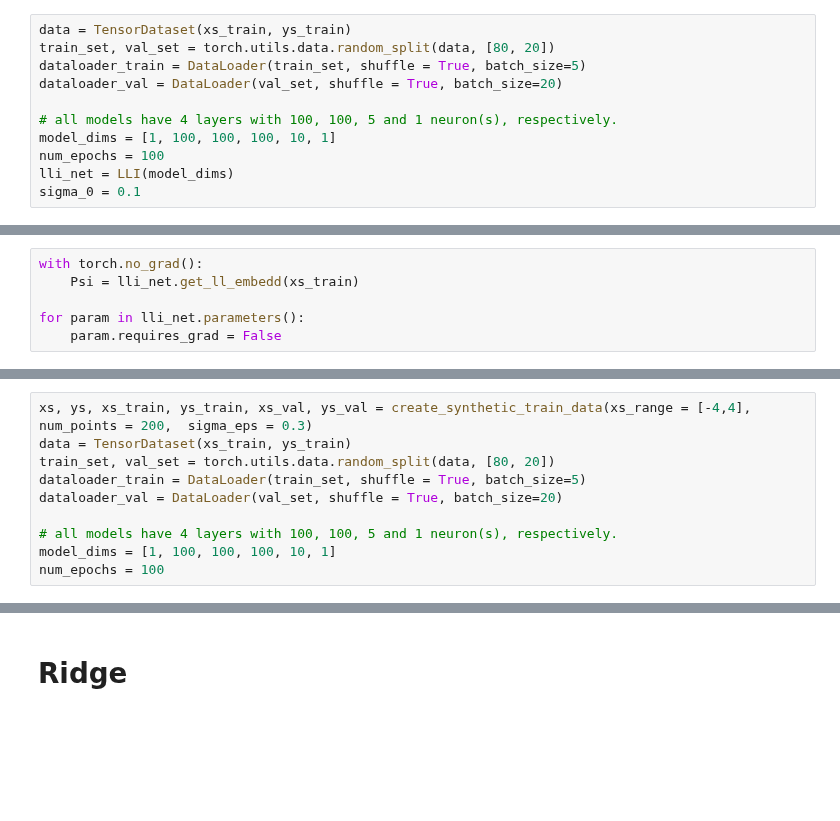
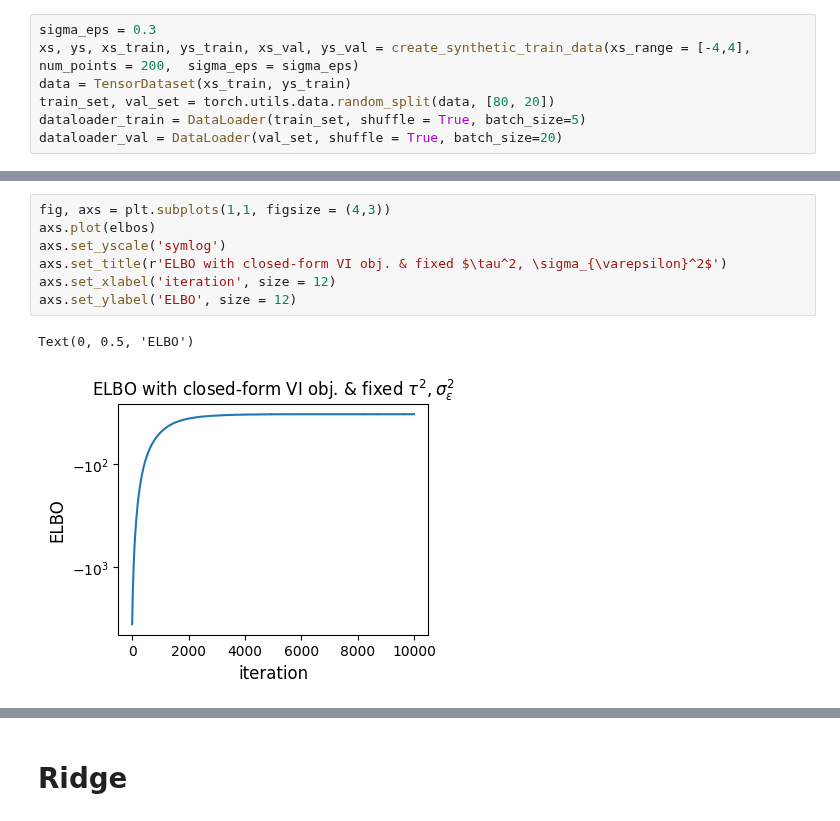
Before and after one commit to clarahoffmann/last-layer-inf, a Jupyter notebook: src/vi_closed.ipynb, the cells around one changed output, grey strips where cells are left out. Drawn from its saved outputs; the diff is of its cells as text; blank space fills up the shorter version.

```diff
--- a/src/vi_closed.ipynb
+++ b/src/vi_closed.ipynb
@@ -35,11 +43,7 @@ Text(0.5, 1.0, 'Training/Validation split')
 # %%
+sigma_eps = 0.3
+xs, ys, xs_train, ys_train, xs_val, ys_val = create_synthetic_train_data(xs_range = [-4,4], num_points = 200,  sigma_eps = sigma_eps)
 data = TensorDataset(xs_train, ys_train)
 train_set, val_set = torch.utils.data.random_split(data, [80, 20])
 dataloader_train = DataLoader(train_set, shuffle = True, batch_size=5)
 dataloader_val = DataLoader(val_set, shuffle = True, batch_size=20)
-
-# all models have 4 layers with 100, 100, 5 and 1 neuron(s), respectively.
-model_dims = [1, 100, 100, 100, 10, 1]
-num_epochs = 100
-lli_net = LLI(model_dims)
-sigma_0 = 0.1
@@ -64,6 +49,0 @@ fig.legend()
-# %%
-with torch.no_grad():
-    Psi = lli_net.get_ll_embedd(xs_train)
-
-for param in lli_net.parameters():
-    param.requires_grad = False
@@ -152,10 +49,0 @@ plt.scatter(xs_train, y_means)
-# %%
-xs, ys, xs_train, ys_train, xs_val, ys_val = create_synthetic_train_data(xs_range = [-4,4], num_points = 200,  sigma_eps = 0.3)
-data = TensorDataset(xs_train, ys_train)
-train_set, val_set = torch.utils.data.random_split(data, [80, 20])
-dataloader_train = DataLoader(train_set, shuffle = True, batch_size=5)
-dataloader_val = DataLoader(val_set, shuffle = True, batch_size=20)
-
-# all models have 4 layers with 100, 100, 5 and 1 neuron(s), respectively.
-model_dims = [1, 100, 100, 100, 10, 1]
-num_epochs = 100
@@ -233,0 +137,10 @@ plt.yscale('symlog')
+# %%
+fig, axs = plt.subplots(1,1, figsize = (4,3))
+axs.plot(elbos)
+axs.set_yscale('symlog')
+axs.set_title(r'ELBO with closed-form VI obj. & fixed $\tau^2, \sigma_{\varepsilon}^2$')
+axs.set_xlabel('iteration', size = 12)
+axs.set_ylabel('ELBO', size = 12)
+# %% [output]
+Text(0, 0.5, 'ELBO')
+[figure, added]
```
Also changed, not shown: parts of 43 cells of this notebook.
